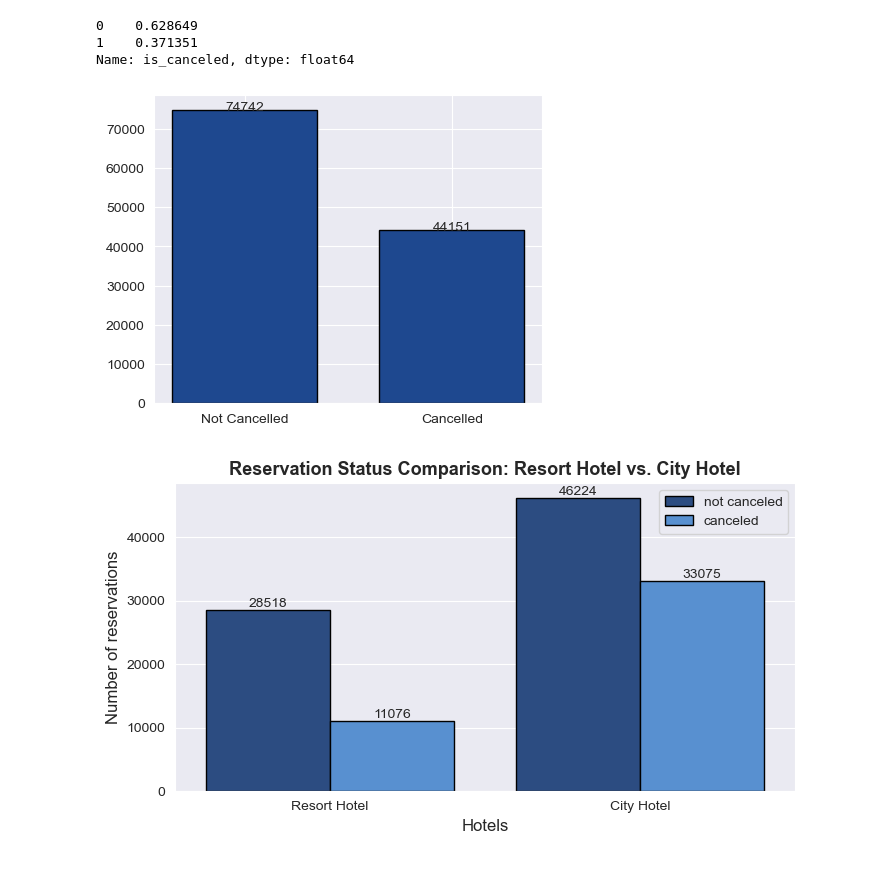
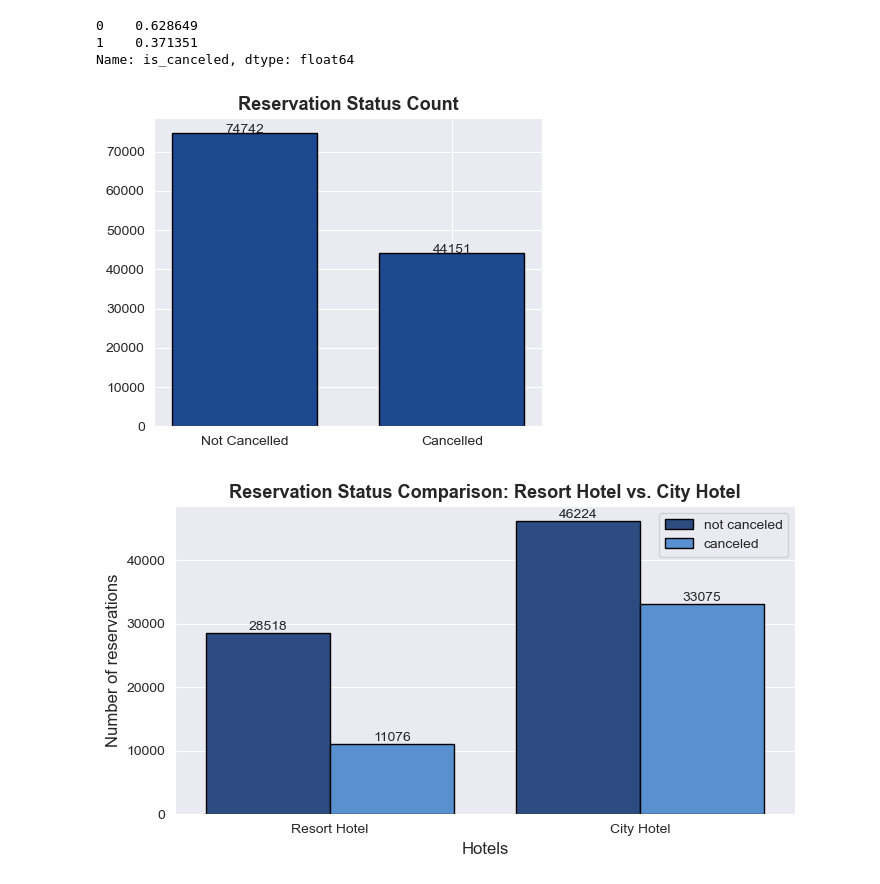
Before and after one commit to PallaviSharma04/Hotel-Booking-Cancellations-Python-Data-Analysis-Project, a Jupyter notebook: Hotel Booking Data Analysis using Python .ipynb, the cells around one changed output. Drawn from its saved outputs; the diff is of its cells as text; code cells hidden in the pictures.

```diff
--- a/Hotel Booking Data Analysis using Python .ipynb
+++ b/Hotel Booking Data Analysis using Python .ipynb
@@ -267,20 +267,21 @@ Name: is_canceled, dtype: float64
 # %%
 # Bar chart comparing cancelled and non-cancelled reservations
 
 # Set up the plot
 plt.figure(figsize=(5,4))
 plt.bar(['Not Cancelled','Cancelled'],df['is_canceled'].value_counts(),color='#1e488f',edgecolor='k',width = 0.7)
 
 # Enhance the plot
 def addlabels(x,y):
     for i in range(len(x)):
         plt.text(i,y[i],y[i],ha='center')
 addlabels(['Not Cancelled','Cancelled'],df['is_canceled'].value_counts())
+plt.title("Reservation Status Count",fontdict={'fontweight' : 'bold','fontsize':13})
 
 # Display the plot
 plt.show()
 # %% [output]
-[figure, old version]
+[figure, new version]
 # %%
 # Countplot comparing reservation status by hotel type(City Hotel & Resort Hotel)
 
```
Also changed, not shown: parts of 2 cells of this notebook.
